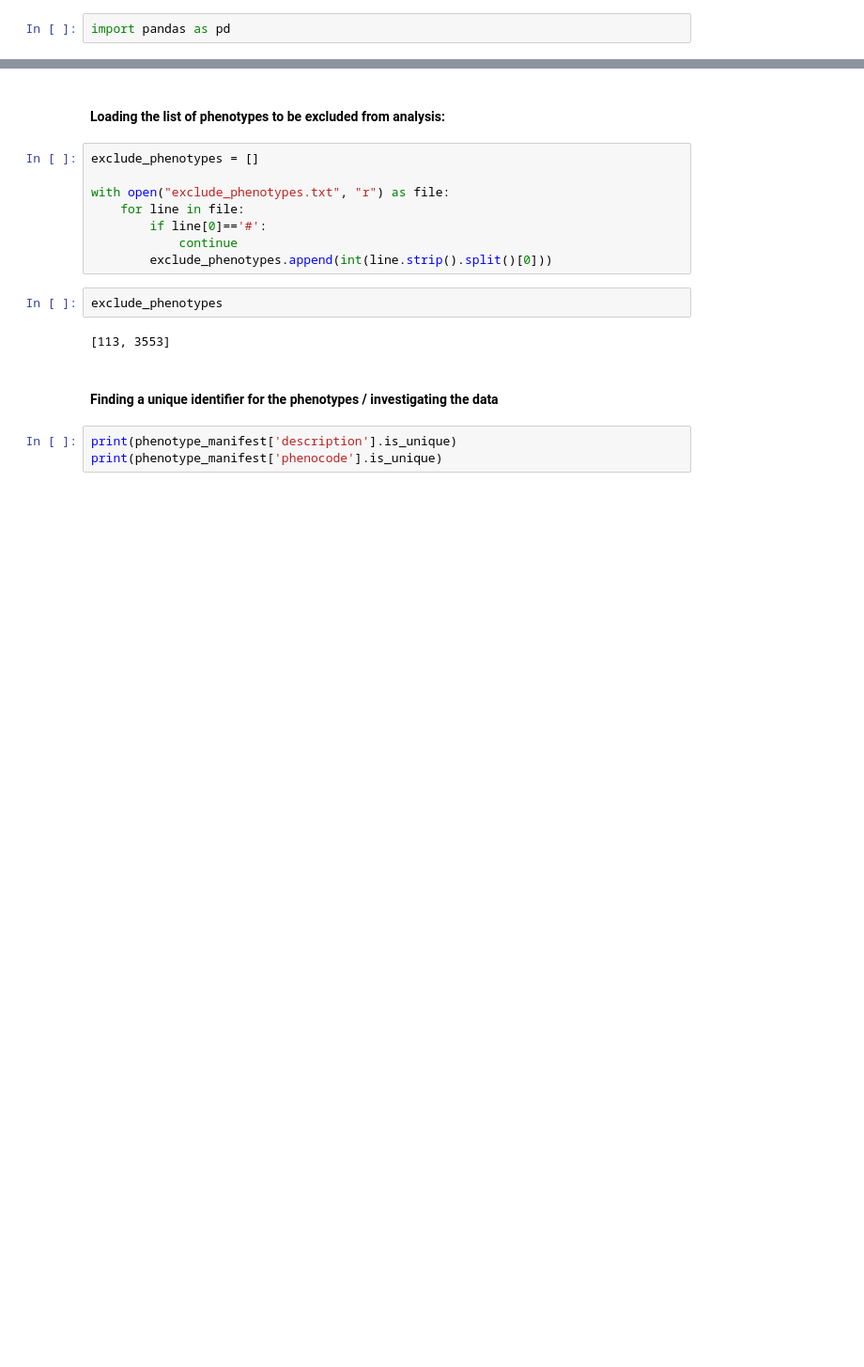
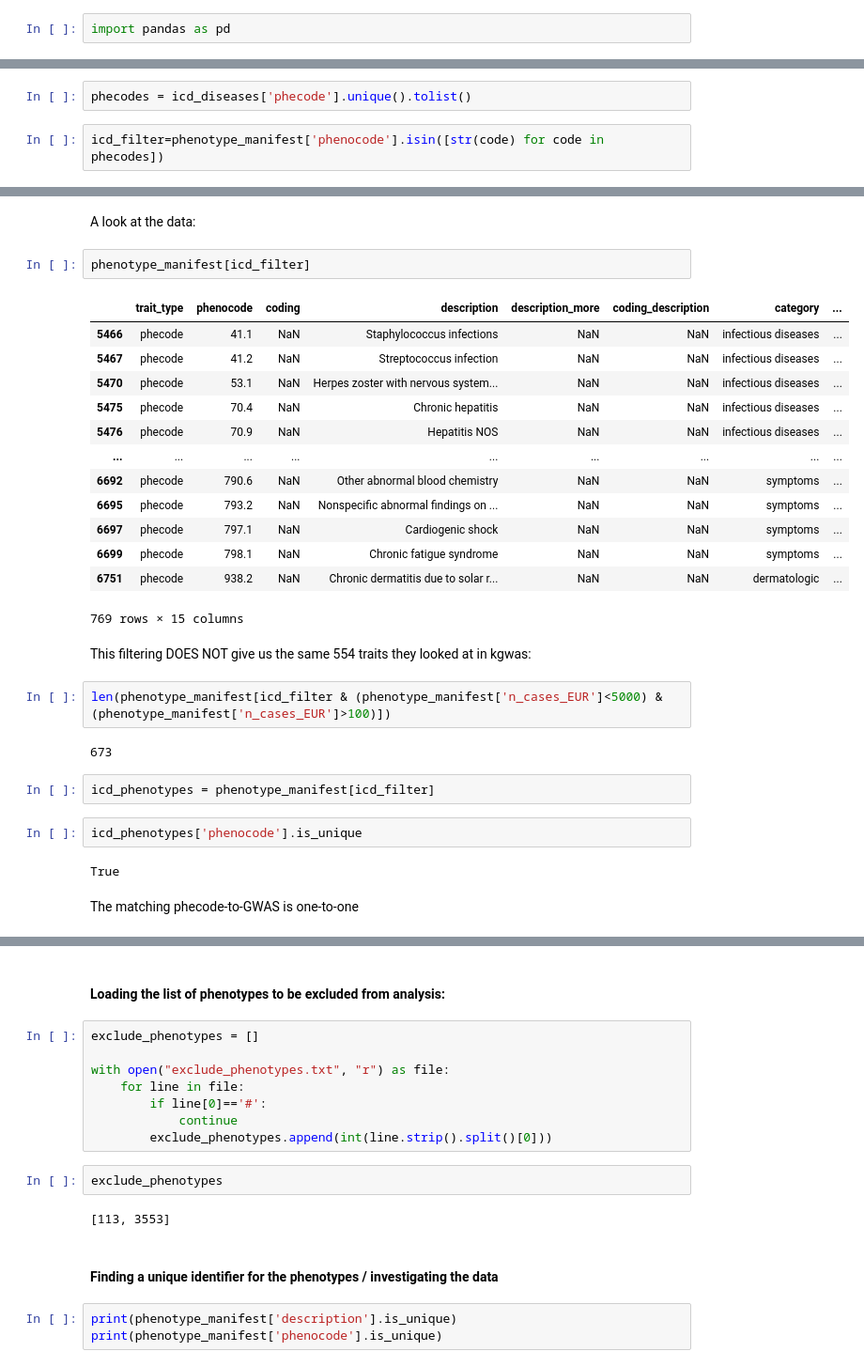
Before and after one commit to BoevaLab/GWAS-power, a Jupyter notebook: main-evaluation.ipynb, the cells around one changed output, grey strips where cells are left out. Shown: that part at 94% size. Drawn from its saved outputs; the diff is of its cells as text; blank space fills up the shorter version.

```diff
--- a/main-evaluation.ipynb
+++ b/main-evaluation.ipynb
@@ -52,0 +194,4 @@ phenotype_manifest = pd.read_csv("phenotype_manifest.csv", usecols=[
+# %%
+phecodes = icd_diseases['phecode'].unique().tolist()
+# %%
+icd_filter=phenotype_manifest['phenocode'].isin([str(code) for code in phecodes])
@@ -52,0 +202,32 @@ phenotype_manifest = pd.read_csv("phenotype_manifest.csv", usecols=[
+# %% [markdown]
+A look at the data:
+# %%
+phenotype_manifest[icd_filter]
+# %% [output]
+|  | trait_type | phenocode | coding | description | description_more | coding_description | category | ... |
+| 5466 | phecode | 41.1 | NaN | Staphylococcus infections | NaN | NaN | infectious diseases | ... |
+| 5467 | phecode | 41.2 | NaN | Streptococcus infection | NaN | NaN | infectious diseases | ... |
+| 5470 | phecode | 53.1 | NaN | Herpes zoster with nervous system... | NaN | NaN | infectious diseases | ... |
+| 5475 | phecode | 70.4 | NaN | Chronic hepatitis | NaN | NaN | infectious diseases | ... |
+| 5476 | phecode | 70.9 | NaN | Hepatitis NOS | NaN | NaN | infectious diseases | ... |
+| ... | ... | ... | ... | ... | ... | ... | ... | ... |
+| 6692 | phecode | 790.6 | NaN | Other abnormal blood chemistry | NaN | NaN | symptoms | ... |
+| 6695 | phecode | 793.2 | NaN | Nonspecific abnormal findings on ... | NaN | NaN | symptoms | ... |
+| 6697 | phecode | 797.1 | NaN | Cardiogenic shock | NaN | NaN | symptoms | ... |
+| 6699 | phecode | 798.1 | NaN | Chronic fatigue syndrome | NaN | NaN | symptoms | ... |
+| 6751 | phecode | 938.2 | NaN | Chronic dermatitis due to solar r... | NaN | NaN | dermatologic | ... |
+769 rows × 15 columns
+# %% [markdown]
+This filtering DOES NOT give us the same 554 traits they looked at in kgwas:
+# %%
+len(phenotype_manifest[icd_filter & (phenotype_manifest['n_cases_EUR']<5000) & (phenotype_manifest['n_cases_EUR']>100)])
+# %% [output]
+673
+# %%
+icd_phenotypes = phenotype_manifest[icd_filter]
+# %%
+icd_phenotypes['phenocode'].is_unique
+# %% [output]
+True
+# %% [markdown]
+The matching phecode-to-GWAS is one-to-one
```
Also changed, not shown: parts of 75 cells of this notebook, 7 other files.
